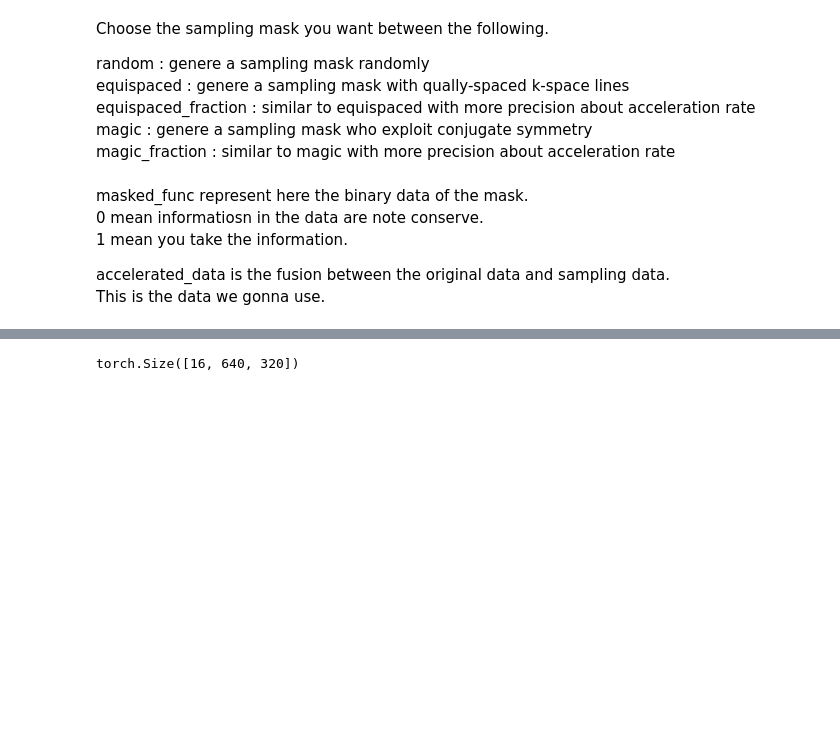
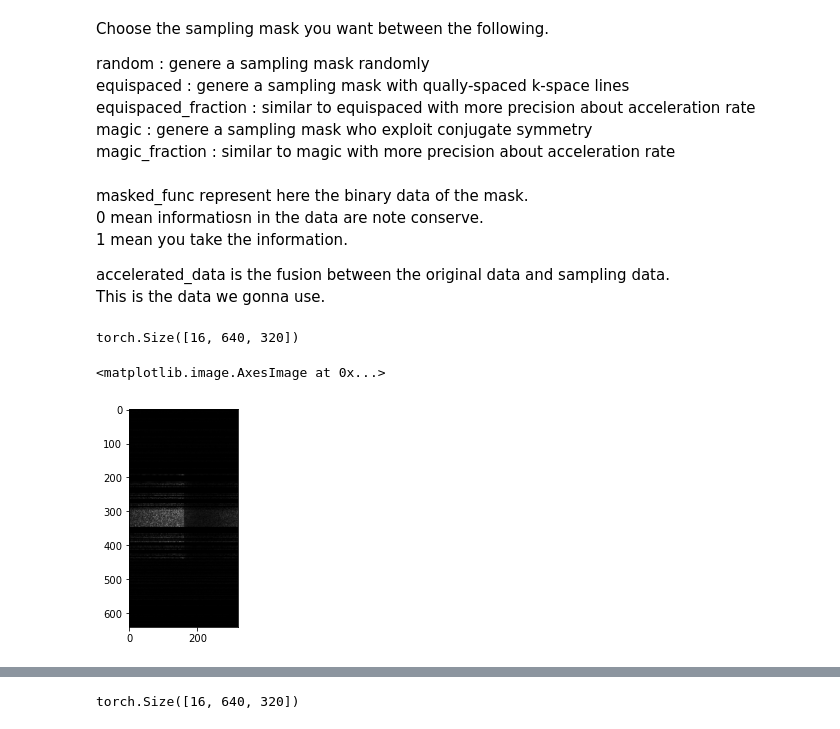
Before and after one commit to mind-inria/mri-dl-recon, a Jupyter notebook: src/mri_dlrecon/functions_torch/tuto_function_torch.ipynb, the cells around one changed output, grey strips where cells are left out. Cells and saved outputs as stored; diff of their text form; code cells hidden in the pictures; blank space fills up the shorter version.

```diff
--- a/src/mri_dlrecon/functions_torch/tuto_function_torch.ipynb
+++ b/src/mri_dlrecon/functions_torch/tuto_function_torch.ipynb
@@ -92,3 +116,17 @@ masked_func represent here the binary data of the mask.
 
 accelerated_data is the fusion between the original data and sampling data.
 This is the data we gonna use.
+# %%
+## WITH THE KSPACE
+
+masked_data , _ = mask_func(kspace_singlecoil.shape)
+accelerated_data_Kspace = kspace_singlecoil * masked_data
+print(accelerated_data_Kspace.shape)
+# %% [output]
+torch.Size([16, 640, 320])
+# %%
+image_goodShape0 = accelerated_data_Kspace[0]
+plt.imshow(np.abs(image_goodShape0.numpy()), cmap='gray')
+# %% [output]
+<matplotlib.image.AxesImage at 0x...>
+[figure, added]
```
Also changed, not shown: parts of 35 cells of this notebook, 2 other files.
